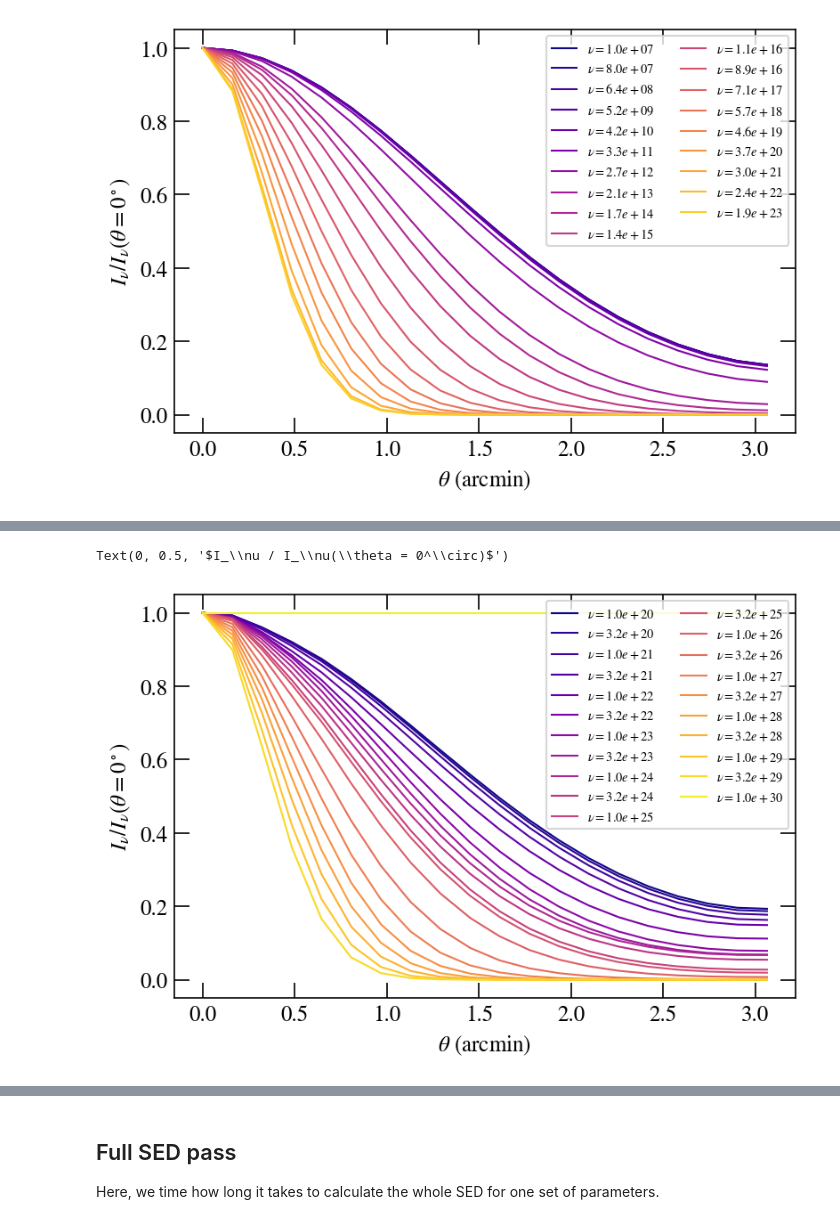
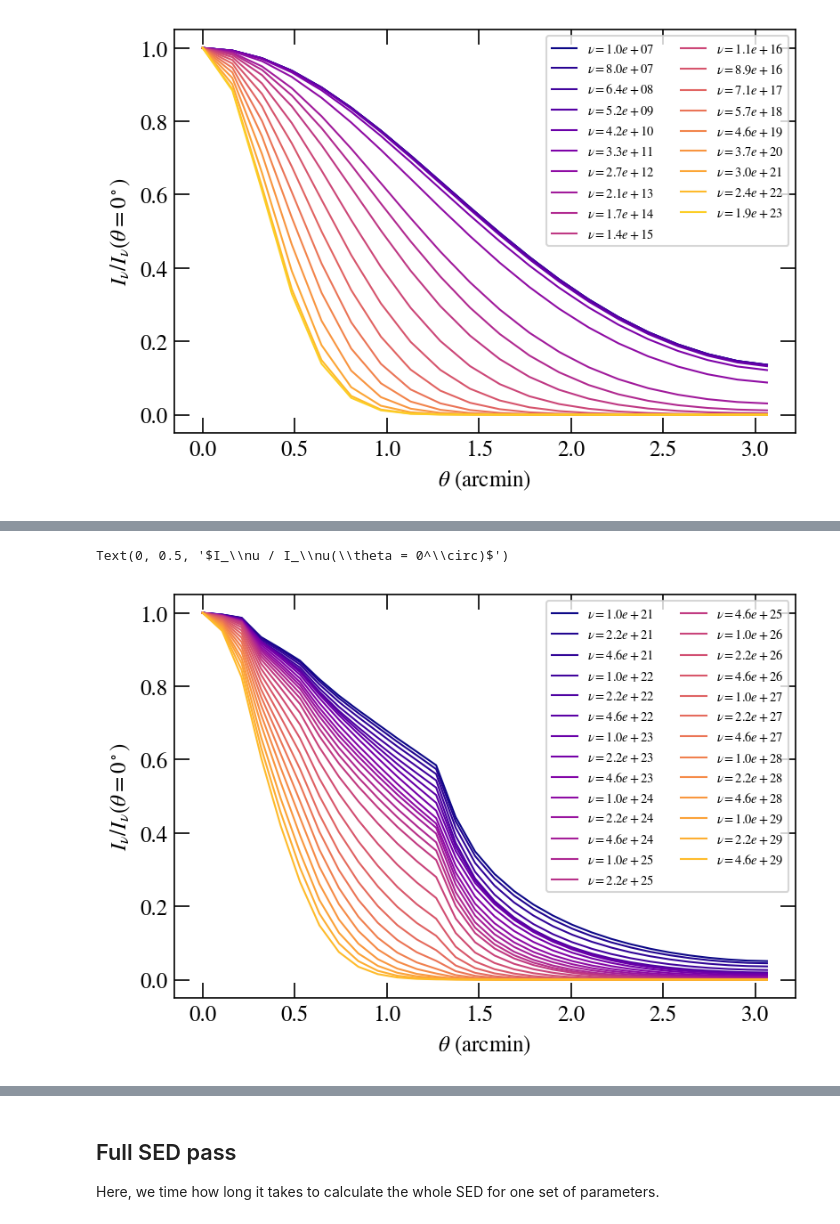
Before and after one commit to me-manu/crabmeyerpy, a Jupyter notebook: notebooks/demo_3d.ipynb, the cells around one changed output, grey strips where cells are left out. Cells and saved outputs as stored; diff of their text form; code cells hidden in the pictures.

```diff
--- a/notebooks/demo_3d.ipynb
+++ b/notebooks/demo_3d.ipynb
@@ -304,7 +319,6 @@ from a point on the surface of the nebula. This follows the standard calculation
 
 $$F_\nu = \int I_\nu \cos\theta d\Omega = 2\pi\int_0^\theta I_\nu\cos\theta'\sin\theta' d\theta' $$
 # %%
-ssc.use_fast_interp = True  # use a 2D interpolation routine using numba
-ssc.interp_sync_init(r_min=r.min(), r_max=r.max(), g_steps=257, integration_mode='romb')
+ssc.use_fast_interp = False  # use a 2D interpolation routine using numba
 # %%
 I_nu_sync, theta_arcmin, _ = ssc.intensity2(nu, theta=20, integration_mode='romb', r_steps=129)
@@ -422,27 +418,25 @@ Now we repeat the steps of calculating $j_\nu$, $I_\nu$, and $F_\nu$ for the IC
 # %%
 # define nu and r arrays
-nu_ic = np.logspace(20., 30., 41)
-r_ic_egdes = np.linspace(0., ssc.r0, 20)
+nu_ic = np.logspace(21., 31., 61)
+r_ic_egdes = np.linspace(0., ssc.r0, 33)
 r_ic = 0.5 * (r_ic_egdes[1:] + r_ic_egdes[:-1])
-
-#r_ic_egdes = np.logspace(-5, np.log10(ssc.r0), 20)
-#r_ic = np.sqrt(r_ic_egdes[1:] * r_ic_egdes[:-1])
 
 nni, rri = np.meshgrid(nu_ic, r_ic, indexing='ij')
 
 # set the steps used for the integration
 # these numbers yielded relatively smooth spectra
 # in my tests
+# the r1_steps needs to be of the shape 2**k + 1 since romb integration is used
 g_steps = 129  # steps for integration over gamma
-e_steps = 74  # steps for integration over energy of seed photon field
-r1_steps = 22   # steps for integration over radius, see Atoyan & Aharonian (1996) Eq. 15
+e_steps = 129  # steps for integration over energy of seed photon field
+r1_steps = 65   # steps for integration over radius, see Atoyan & Aharonian (1996) Eq. 15
 # %%
 ssc.integration_mode = "numba_piecewise"  # fastest mode of integration
-ssc.use_fast_interp = True  # fastest mode of interpolation
+ssc.use_fast_interp = True  # fastest mode of interpolation; also used to interpolate the photon densities
 
-ssc.ic_sync = False
+ssc.ic_sync = True
 ssc.ic_dust = True
-ssc.ic_cmb = False
+ssc.ic_cmb = True
 
 
 t0 = time.time()
@@ -512,5 +509,5 @@ plt.ylim(1e30, 1e35)
 # %%
-I_nu_ic, theta_arcmin_ic, _ = ssc.intensity2(nu_ic, theta=20, which='ic', integration_mode='romb', r_steps=129)
+I_nu_ic, theta_arcmin_ic, _ = ssc.intensity2(nu_ic, theta=30, which='ic', integration_mode='romb', r_steps=129)
 # %%
 plt.figure(dpi=150)
 
@@ -533,20 +530,20 @@ Text(0, 0.5, '$\\nu I_\\nu\\,(\\mathrm{erg}\\,\\mathrm{s}^{-1}\\,\\mathrm{cm}^{-
 # %%
 # intensity form factor for different frequencies
 
 plt.figure(dpi=150)
-for i, n in enumerate(nu_ic):
+for i, n in enumerate(nu_ic[:-7]):
     if i % 2:
         continue
 
     plt.plot(theta_arcmin_ic, I_nu_ic[i, :] / I_nu_ic[i, 0],
                color=plt.cm.plasma(i / float(nu_ic.size)),
                label=r"$\nu={0:.1e}$".format(n),
                lw=1
             )
 
 plt.legend(ncol=2, fontsize='x-small')
 plt.xlabel(r"$\theta$ (arcmin)")
 plt.ylabel(r"$I_\nu / I_\nu(\theta = 0^\circ)$")
 # %% [output]
 Text(0, 0.5, '$I_\\nu / I_\\nu(\\theta = 0^\\circ)$')
-[figure, old version]
+[figure, new version]
```
Also changed, not shown: parts of 21 cells of this notebook, 3 other files.
